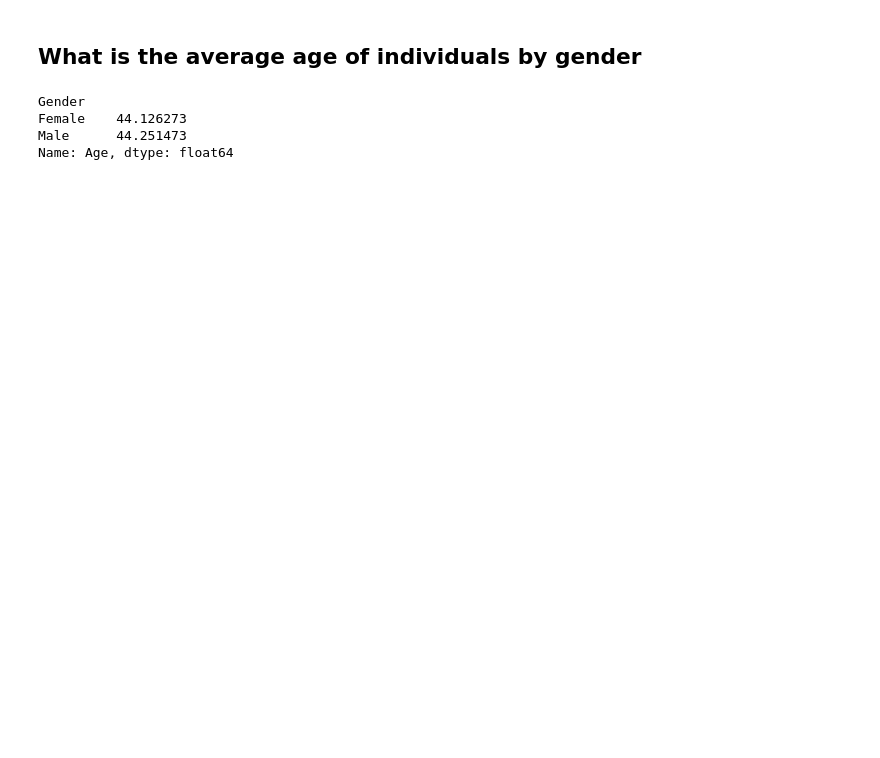
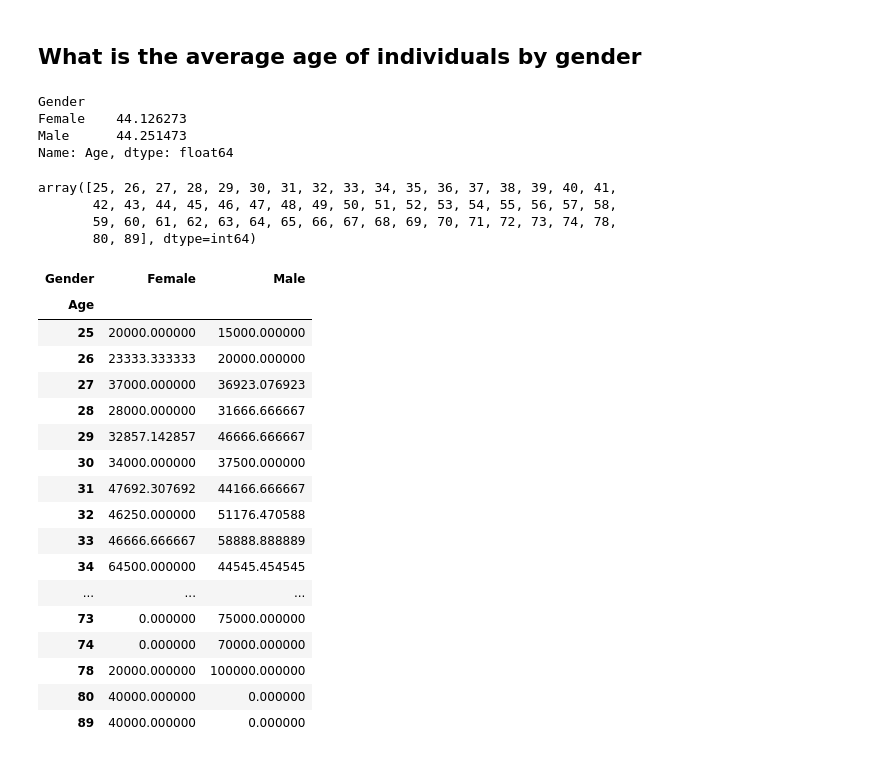
Before and after one commit to abhisunny2610/Data-Science, a Jupyter notebook: Visualization/Bike Buyers Anlys.ipynb, the cells around one changed output. Saved outputs shown, nothing was run; the diff lists cells and outputs as text; code cells hidden in the pictures; blank space fills up the shorter version.

```diff
--- a/Visualization/Bike Buyers Anlys.ipynb
+++ b/Visualization/Bike Buyers Anlys.ipynb
@@ -334,3 +322,31 @@ Gender
 Female    44.126273
 Male      44.251473
 Name: Age, dtype: float64
+# %%
+df.Age.unique()
+# %% [output]
+array([25, 26, 27, 28, 29, 30, 31, 32, 33, 34, 35, 36, 37, 38, 39, 40, 41,
+       42, 43, 44, 45, 46, 47, 48, 49, 50, 51, 52, 53, 54, 55, 56, 57, 58,
+       59, 60, 61, 62, 63, 64, 65, 66, 67, 68, 69, 70, 71, 72, 73, 74, 78,
+       80, 89], dtype=int64)
+# %%
+income_df
+# %% [output]
+| Gender | Female | Male |
+| Age |  |  |
+| 25 | 20000.000000 | 15000.000000 |
+| 26 | 23333.333333 | 20000.000000 |
+| 27 | 37000.000000 | 36923.076923 |
+| 28 | 28000.000000 | 31666.666667 |
+| 29 | 32857.142857 | 46666.666667 |
+| 30 | 34000.000000 | 37500.000000 |
+| 31 | 47692.307692 | 44166.666667 |
+| 32 | 46250.000000 | 51176.470588 |
+| 33 | 46666.666667 | 58888.888889 |
+| 34 | 64500.000000 | 44545.454545 |
+| ... | ... | ... |
+| 73 | 0.000000 | 75000.000000 |
+| 74 | 0.000000 | 70000.000000 |
+| 78 | 20000.000000 | 100000.000000 |
+| 80 | 40000.000000 | 0.000000 |
+| 89 | 40000.000000 | 0.000000 |
```
Also changed, not shown: parts of 4 cells of this notebook.
